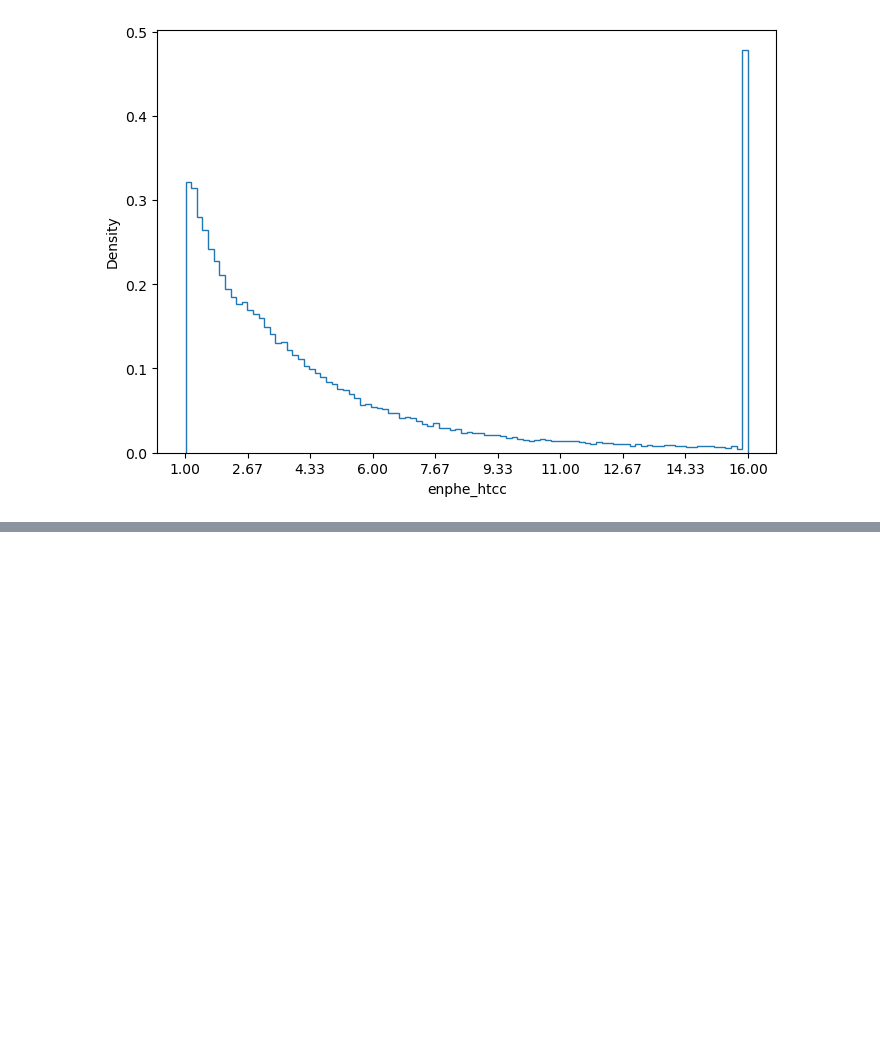
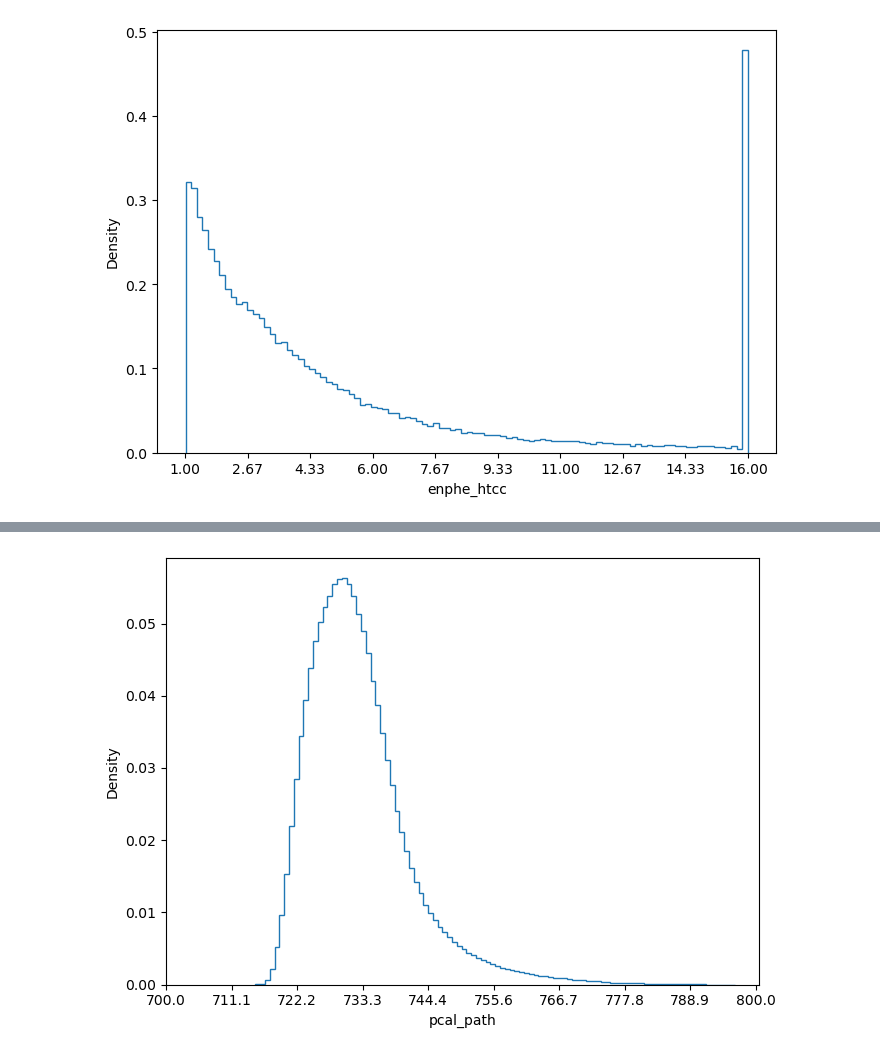
Before and after one commit to mariakzurek/suli2026_pid, a Jupyter notebook: notebooks/Audit.ipynb, the cells around one changed output, grey strips where cells are left out. Saved outputs shown, nothing was run; the diff lists cells and outputs as text; code cells hidden in the pictures; blank space fills up the shorter version.

```diff
--- a/notebooks/Audit.ipynb
+++ b/notebooks/Audit.ipynb
@@ -231,0 +252,10 @@ plt.show()
+# %%
+fig, ax2 = plt.subplots(figsize=(7, 5)) #plots just the True pid as a histogram
+ax2.hist(matched["pcal_path"].clip(700,800), bins=100, histtype="step", density=True)
+ax2.set_xlabel("pcal_path"); ax2.set_ylabel("Density");
+ax2.set_xticks(np.linspace(700, 800, 10))
+fig.tight_layout()
+fig.savefig(direct+"pcal_path.png", dpi=150)
+plt.show()
+# %% [output]
+[figure, added]
```
Also changed, not shown: parts of 6 cells of this notebook, 50 other files.
